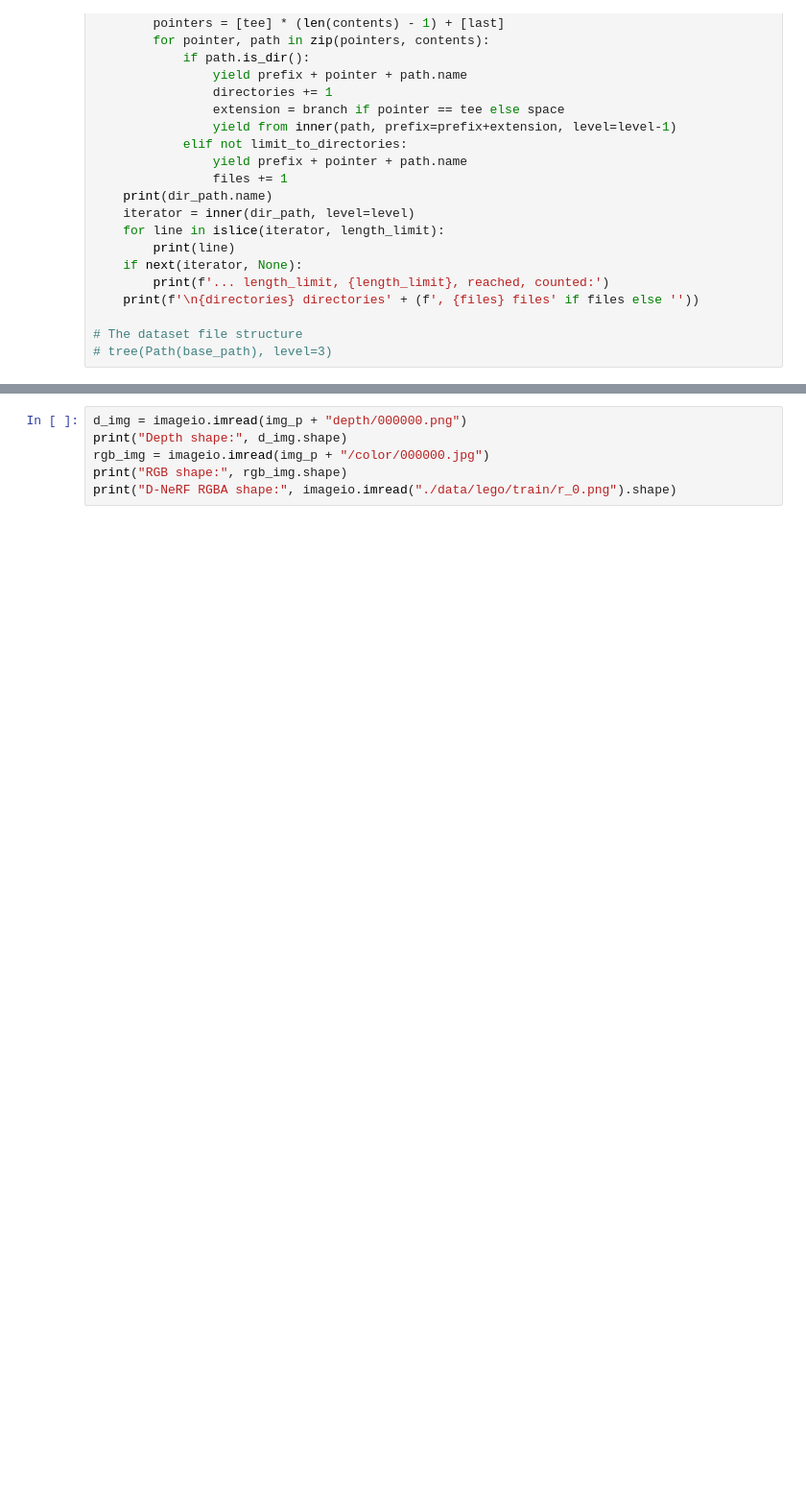
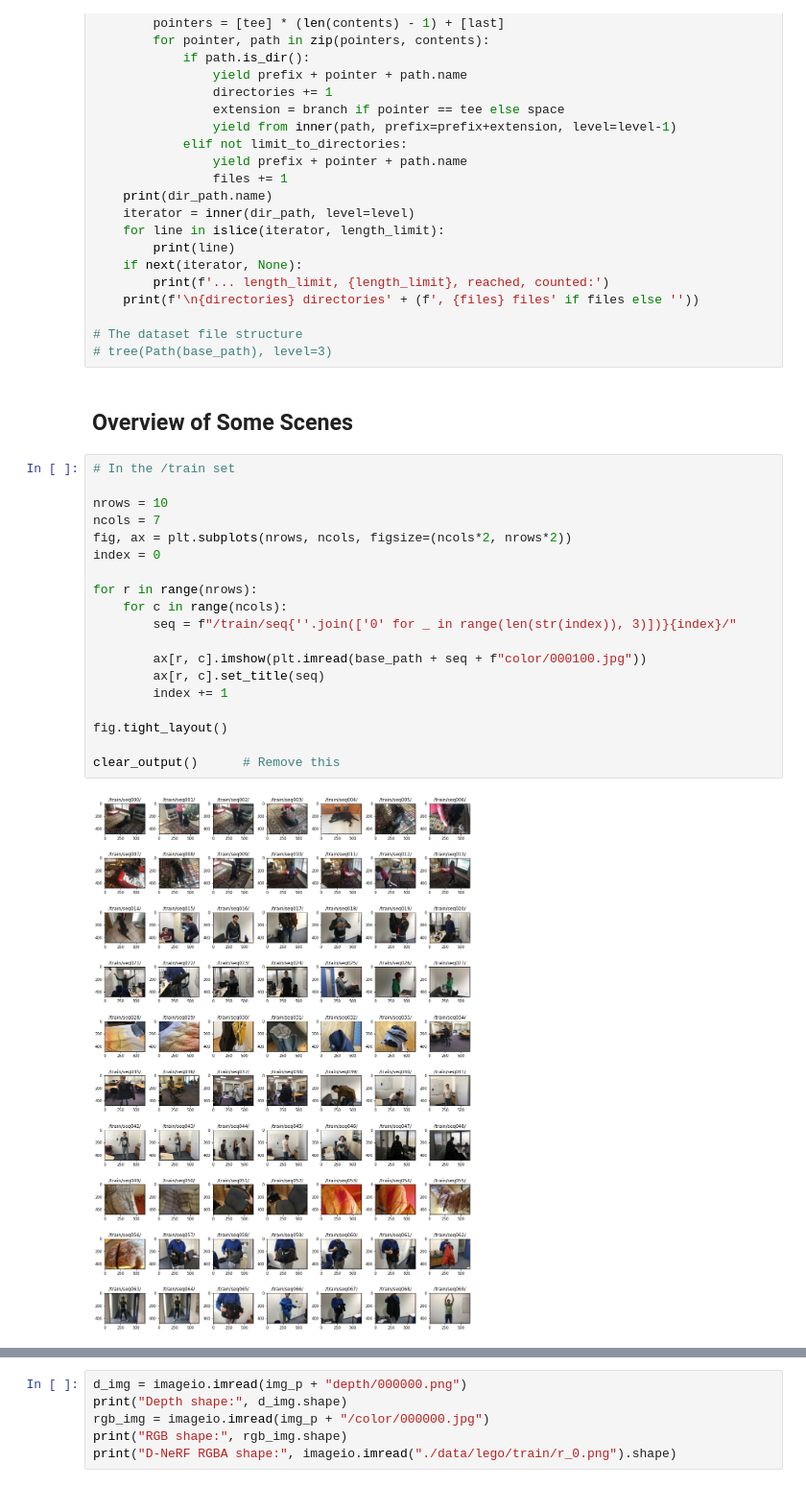
Before and after one commit to philippwulff/DGD-NeRF, a Jupyter notebook: eda_deepdeform.ipynb, the cells around one changed output, grey strips where cells are left out. Shown at 96% size. Drawn from its saved outputs; the diff is of its cells as text; blank space fills up the shorter version.

```diff
--- a/eda_deepdeform.ipynb
+++ b/eda_deepdeform.ipynb
@@ -112,4 +99,27 @@ def tree(dir_path: Path, level: int=-1, limit_to_directories: bool=False,
 
 # The dataset file structure
 # tree(Path(base_path), level=3)
+# %% [markdown]
+## Overview of Some Scenes
+# %%
+# In the /train set
+
+nrows = 10
+ncols = 7
+fig, ax = plt.subplots(nrows, ncols, figsize=(ncols*2, nrows*2))
+index = 0
+
+for r in range(nrows):
+    for c in range(ncols):
+        seq = f"/train/seq{''.join(['0' for _ in range(len(str(index)), 3)])}{index}/"
+
+        ax[r, c].imshow(plt.imread(base_path + seq + f"color/000100.jpg"))
+        ax[r, c].set_title(seq)
+        index += 1
+
+fig.tight_layout()
+
+clear_output()      # Remove this
+# %% [output]
+[figure, added]
 # %%
```
Also changed, not shown: parts of 13 cells of this notebook, 4 other files.
